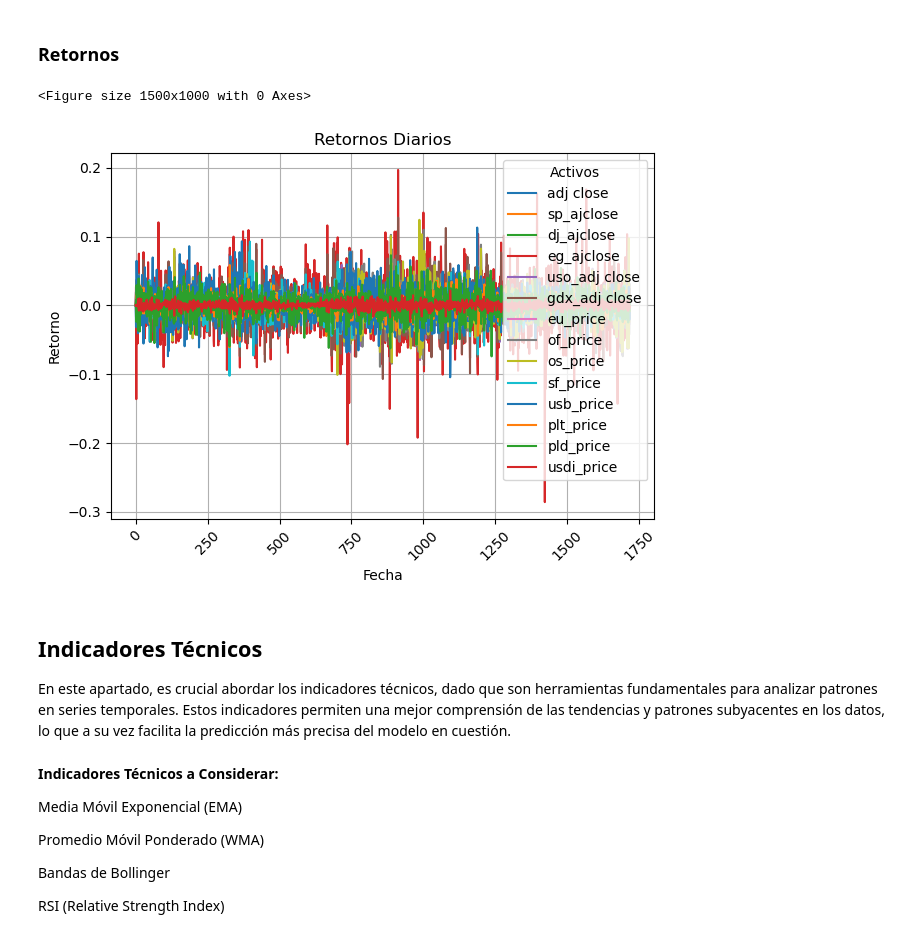
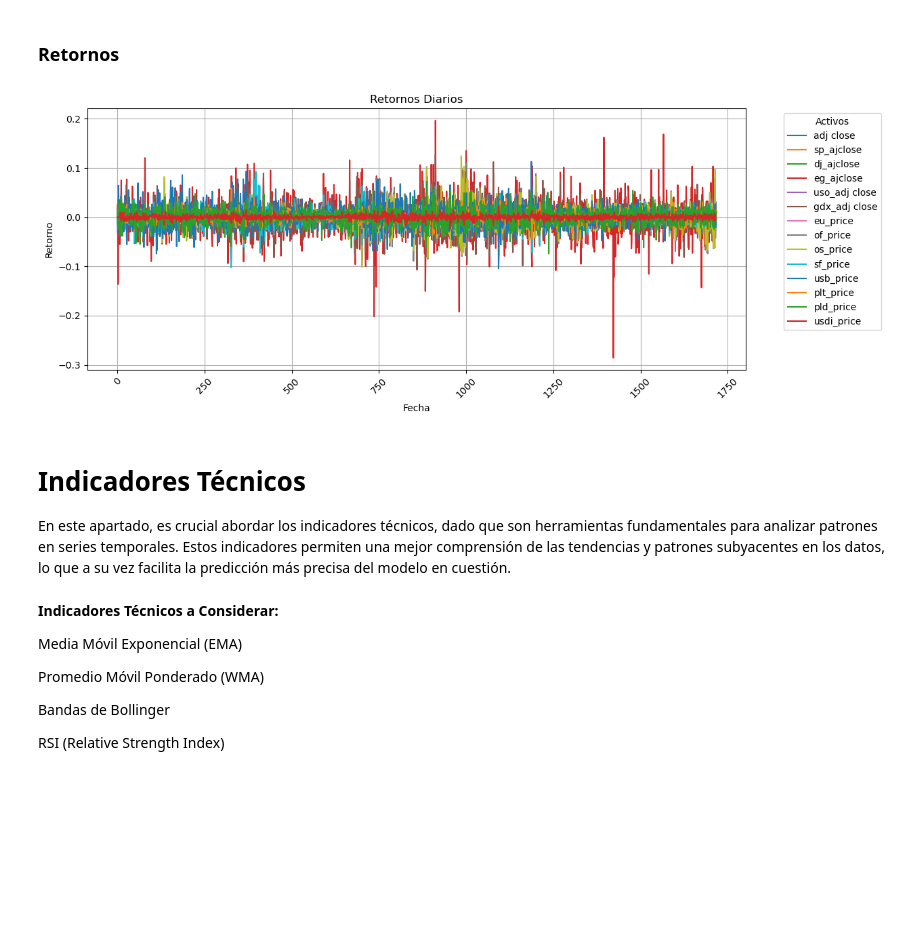
Before and after one commit to QuantConsulting/GOLD-FORECAST, a Jupyter notebook: notebooks/gold_prediction.ipynb, the cells around one changed output. Cells and saved outputs as stored; diff of their text form; code cells hidden in the pictures; blank space fills up the shorter version.

```diff
--- a/notebooks/gold_prediction.ipynb
+++ b/notebooks/gold_prediction.ipynb
@@ -189,44 +262,27 @@ Hacia el final del gráfico, podemos ver que todos los activos excepto el eg_adj
 # %%
 def retornos(df):
     # Calcula el retorno diario para todo el DataFrame
     retorno = df.pct_change().fillna(0)
     return retorno
 
-columns_of_interest = [
-    "adj close",
-    "sp_ajclose",
-    "dj_ajclose",
-    "eg_ajclose",
-    "uso_adj close",
-    "gdx_adj close",
-    "eu_price",
-    "of_price",
-    "os_price",
-    "sf_price",
-    "usb_price",
-    "plt_price",
-    "pld_price",
-    "usdi_price",
-]
+
 df_cierre = df[columns_of_interest]
+daily_returns = retornos(df_cierre)
+fig, ax = plt.subplots(figsize=(15, 5))
 
+daily_returns.plot(ax=ax, title="Retornos Diarios")
+ax.set_xlabel("Fecha")
+ax.set_ylabel("Retorno")
+ax.grid(True)
+ax.tick_params(axis='x', rotation=45)
 
-# Calculamos el retorno diario para todas las columnas de una vez
-daily_returns = retornos(df_cierre)
+# Legend outside the plot
+ax.legend(title="Activos", bbox_to_anchor=(1.05, 1), loc="upper left")
+fig.tight_layout(rect=[0, 0, 0.85, 1])
 
-# Graficar los retornos diarios usando las capacidades de plotting de pandas
-plt.figure(figsize=(15, 10))
-daily_returns.plot(title='Retornos Diarios')
-plt.xlabel('Fecha')
-plt.ylabel('Retorno')
-plt.legend(title='Activos')
-plt.grid(True)
-plt.xticks(rotation=45)
-plt.tight_layout()
 plt.show()
 # %% [output]
-<Figure size 1500x1000 with 0 Axes>
-[figure, old version]
+[figure, new version]
 # %% [markdown]
-## Indicadores Técnicos
+# Indicadores Técnicos
 En este apartado, es crucial abordar los indicadores técnicos, dado que son herramientas fundamentales para analizar patrones en series temporales. Estos indicadores permiten una mejor comprensión de las tendencias y patrones subyacentes en los datos, lo que a su vez facilita la predicción más precisa del modelo en cuestión.
```
Also changed, not shown: parts of 50 cells of this notebook.
